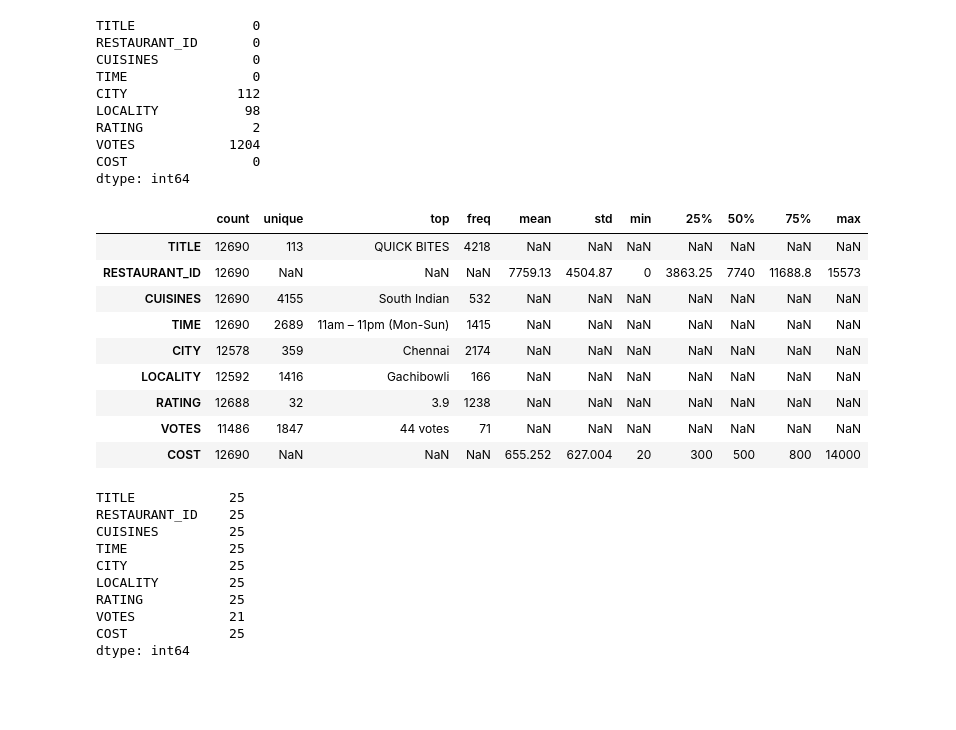
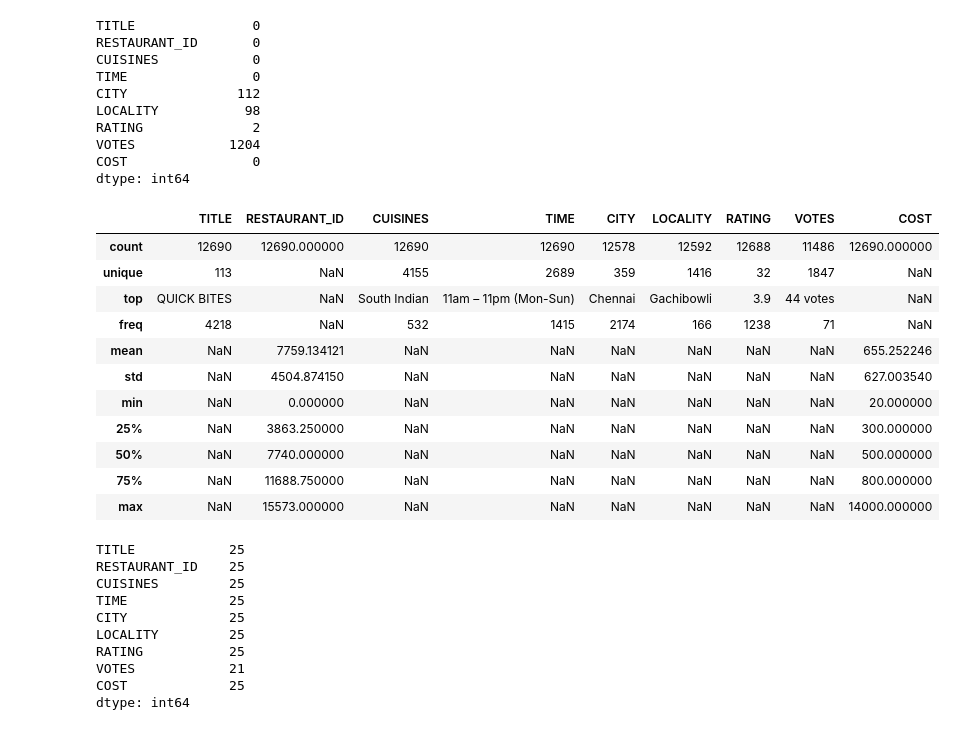
Before and after one commit to Sonal-Londhe/Evaluation_Projects, a Jupyter notebook: Restaurant Price Prediction.ipynb, the cells around one changed output. Drawn from its saved outputs; the diff is of its cells as text; code cells hidden in the pictures; blank space fills up the shorter version.

```diff
--- a/Restaurant Price Prediction.ipynb
+++ b/Restaurant Price Prediction.ipynb
@@ -11,8 +11,8 @@ warnings.filterwarnings('ignore')
 # %% [markdown]
 ## loading dataset
 # %%
-train_df = pd.read_excel('Participants_Data_Final\Data_Train.xlsx')
-test_df = pd.read_excel('Participants_Data_Final\Data_Test.xlsx')
+train_df = pd.read_excel('Participants_Data_Final/Data_Train.xlsx')
+test_df = pd.read_excel('Participants_Data_Final/Data_Test.xlsx')
 # %%
 train_df.shape , test_df.shape
 # %% [output]
@@ -63,18 +63,20 @@ VOTES            1204
 COST                0
 dtype: int64
 # %%
-train_df.describe(include='all').T
+train_df.describe(include='all')
 # %% [output]
-|  | count | unique | top | freq | mean | std | min | 25% | 50% | 75% | max |
-| TITLE | 12690 | 113 | QUICK BITES | 4218 | NaN | NaN | NaN | NaN | NaN | NaN | NaN |
-| RESTAURANT_ID | 12690 | NaN | NaN | NaN | 7759.13 | 4504.87 | 0 | 3863.25 | 7740 | 11688.8 | 15573 |
-| CUISINES | 12690 | 4155 | South Indian | 532 | NaN | NaN | NaN | NaN | NaN | NaN | NaN |
-| TIME | 12690 | 2689 | 11am – 11pm (Mon-Sun) | 1415 | NaN | NaN | NaN | NaN | NaN | NaN | NaN |
-| CITY | 12578 | 359 | Chennai | 2174 | NaN | NaN | NaN | NaN | NaN | NaN | NaN |
-| LOCALITY | 12592 | 1416 | Gachibowli | 166 | NaN | NaN | NaN | NaN | NaN | NaN | NaN |
-| RATING | 12688 | 32 | 3.9 | 1238 | NaN | NaN | NaN | NaN | NaN | NaN | NaN |
-| VOTES | 11486 | 1847 | 44 votes | 71 | NaN | NaN | NaN | NaN | NaN | NaN | NaN |
-| COST | 12690 | NaN | NaN | NaN | 655.252 | 627.004 | 20 | 300 | 500 | 800 | 14000 |
+|  | TITLE | RESTAURANT_ID | CUISINES | TIME | CITY | LOCALITY | RATING | VOTES | COST |
+| count | 12690 | 12690.000000 | 12690 | 12690 | 12578 | 12592 | 12688 | 11486 | 12690.000000 |
+| unique | 113 | NaN | 4155 | 2689 | 359 | 1416 | 32 | 1847 | NaN |
+| top | QUICK BITES | NaN | South Indian | 11am – 11pm (Mon-Sun) | Chennai | Gachibowli | 3.9 | 44 votes | NaN |
+| freq | 4218 | NaN | 532 | 1415 | 2174 | 166 | 1238 | 71 | NaN |
+| mean | NaN | 7759.134121 | NaN | NaN | NaN | NaN | NaN | NaN | 655.252246 |
+| std | NaN | 4504.874150 | NaN | NaN | NaN | NaN | NaN | NaN | 627.003540 |
+| min | NaN | 0.000000 | NaN | NaN | NaN | NaN | NaN | NaN | 20.000000 |
+| 25% | NaN | 3863.250000 | NaN | NaN | NaN | NaN | NaN | NaN | 300.000000 |
+| 50% | NaN | 7740.000000 | NaN | NaN | NaN | NaN | NaN | NaN | 500.000000 |
+| 75% | NaN | 11688.750000 | NaN | NaN | NaN | NaN | NaN | NaN | 800.000000 |
+| max | NaN | 15573.000000 | NaN | NaN | NaN | NaN | NaN | NaN | 14000.000000 |
 # %%
 train_df[train_df.duplicated()==True].count()
 # %% [output]
```
Also changed, not shown: parts of 12 cells of this notebook.
